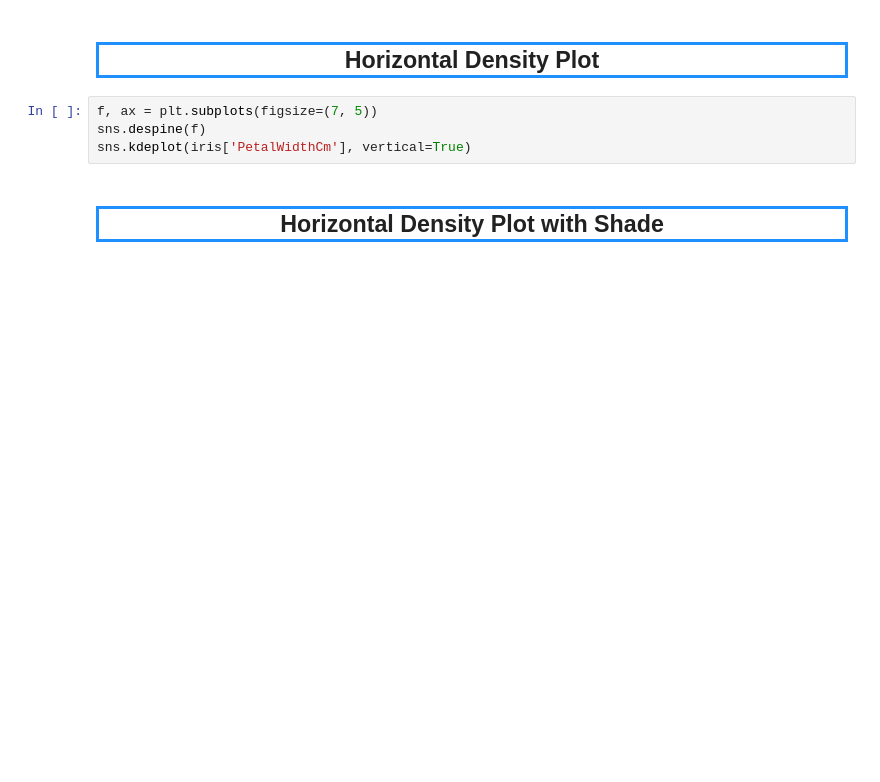
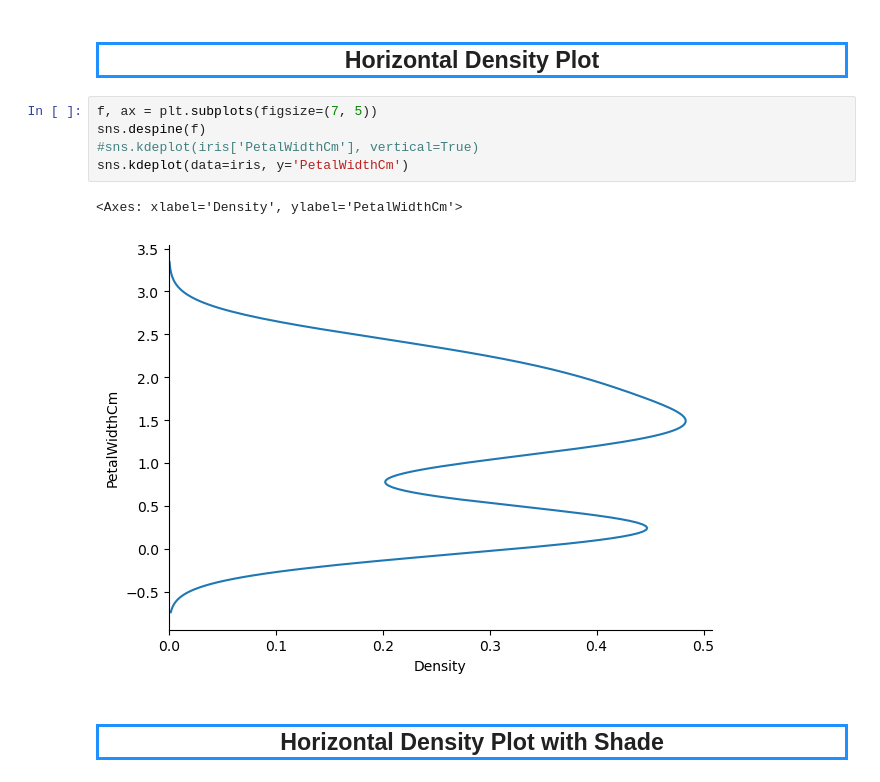
Before and after one commit to FredrikDellby/ML-For-Beginners, a Jupyter notebook: 2-Regression/2-Data/seaborn_intro.ipynb, the cells around one changed output. Drawn from its saved outputs; the diff is of its cells as text; blank space fills up the shorter version.

```diff
--- a/2-Regression/2-Data/seaborn_intro.ipynb
+++ b/2-Regression/2-Data/seaborn_intro.ipynb
@@ -247,7 +253,11 @@ sns.kdeplot(iris['PetalLengthCm'], shade=True)
 # %%
 f, ax = plt.subplots(figsize=(7, 5))
 sns.despine(f)
-sns.kdeplot(iris['PetalWidthCm'], vertical=True)
+#sns.kdeplot(iris['PetalWidthCm'], vertical=True)
+sns.kdeplot(data=iris, y='PetalWidthCm')
+# %% [output]
+<Axes: xlabel='Density', ylabel='PetalWidthCm'>
+[figure, added]
 # %% [markdown]
 <a id="horizontal_shade_density_plot"></a>
 <h2 style='border:3px solid DodgerBlue;'><center>Horizontal Density Plot with Shade</center></h2>
```
Also changed, not shown: parts of 12 cells of this notebook.
